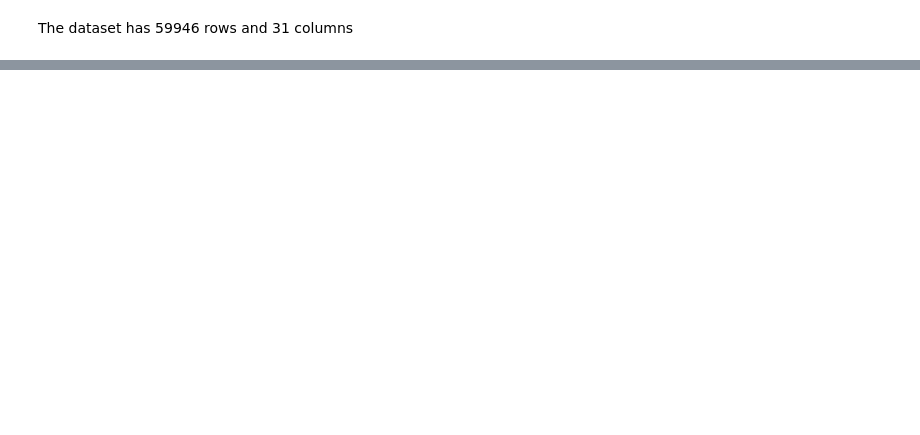
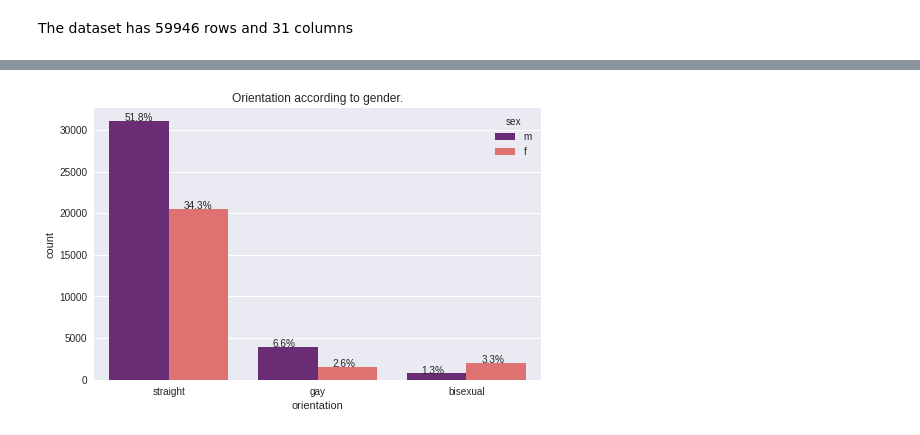
Before and after one commit to fredtush/Dating-App-Recommender, a Jupyter notebook: Phase_5_Notebook.ipynb, the cells around one changed output, grey strips where cells are left out. Drawn from its saved outputs; the diff is of its cells as text; code cells hidden in the pictures; blank space fills up the shorter version.

```diff
--- a/Phase_5_Notebook.ipynb
+++ b/Phase_5_Notebook.ipynb
@@ -120,0 +151,10 @@ array(['sometimes', 'no', nan, 'when drinking', 'yes', 'trying to quit'],
+# %%
+#Plot showing age distribution
+#plt.hist(x=dating_df.age)
+age= dating_df['age'].value_counts()
+plt.figure(figsize=(15,8))
+sns.barplot(age.index, age.values)
+plt.title('Age distribution')
+plt.style.use('seaborn')
+plt.xticks(rotation=75)
+plt.show()
@@ -120,0 +174,3 @@ array(['sometimes', 'no', nan, 'when drinking', 'yes', 'trying to quit'],
+# %%
+# Binning the ages to allow for better visualization
+dating_df['age']=pd.cut(x=dating_df['age'],bins=list(range(18,110,5)))
@@ -120,0 +193,9 @@ array(['sometimes', 'no', nan, 'when drinking', 'yes', 'trying to quit'],
+# %%
+plt.figure(figsize=(8, 5))
+ax = sns.countplot(x='orientation', data=dating_df, hue='sex', palette='magma',order=dating_df['orientation'].value_counts().iloc[:10].index)
+total = float(len(dating_df))
+plt.title('Orientation according to gender.')
+feature_percentage(ax,dating_df)
+plt.show()
+# %% [output]
+[figure, added]
```
Also changed, not shown: parts of 41 cells of this notebook.
